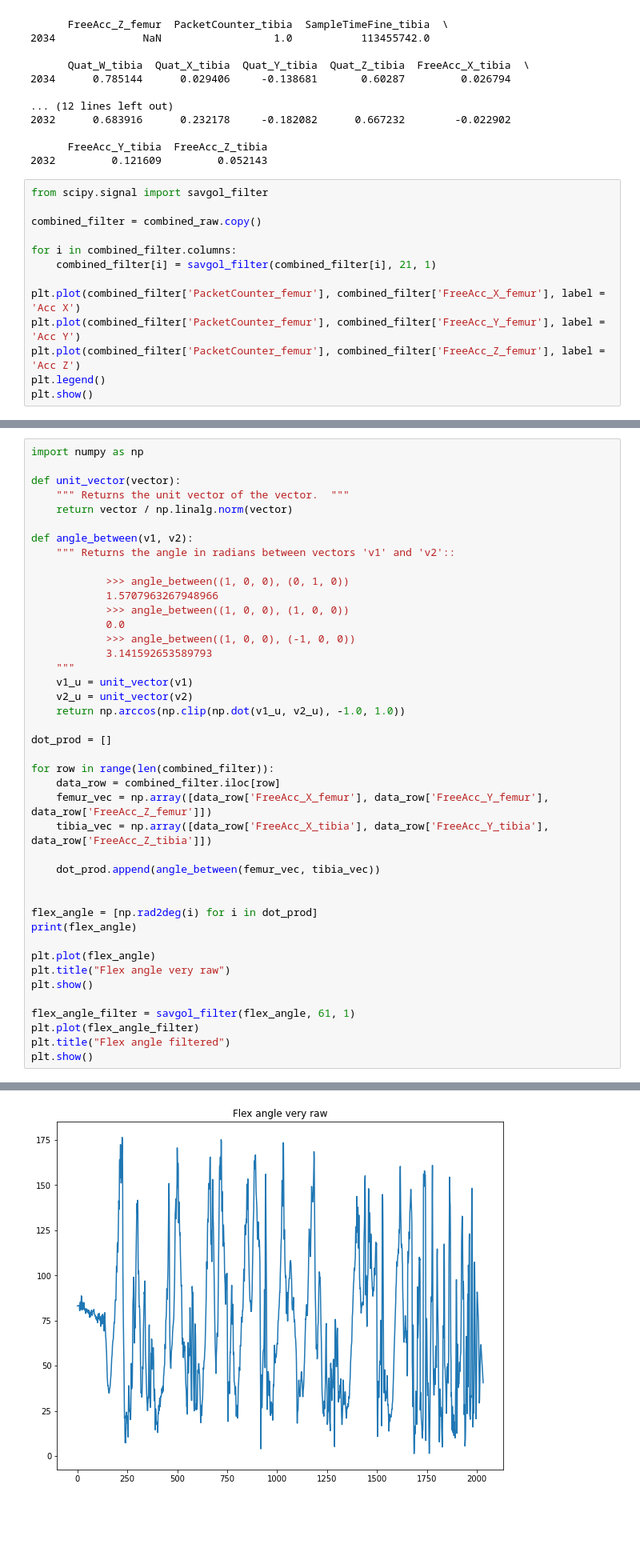
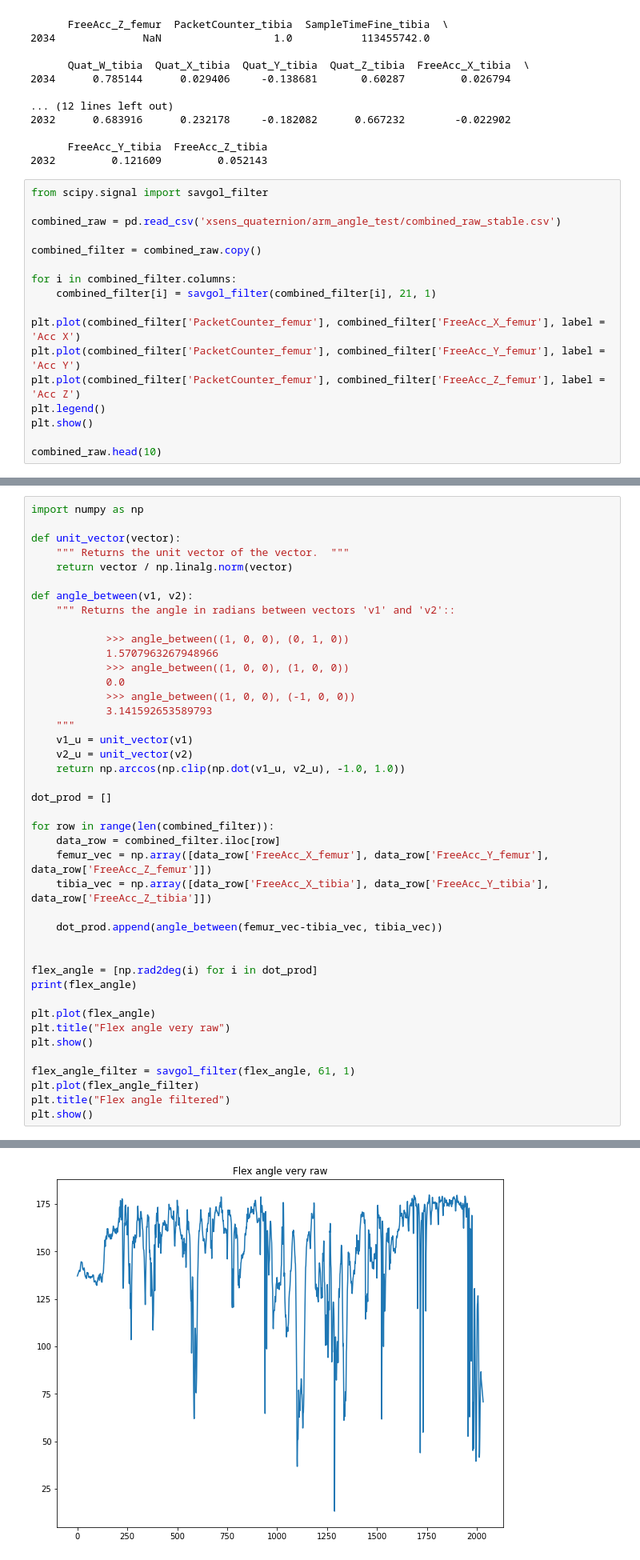
Before and after one commit to dangn511/xsens_test_data, a Jupyter notebook: angle_calc.ipynb, the cells around one changed output, grey strips where cells are left out. Shown at 80% size. Cells and saved outputs as stored; diff of their text form; blank space fills up the shorter version.

Commit message:
arm angle test

```diff
--- a/angle_calc.ipynb
+++ b/angle_calc.ipynb
@@ -57,6 +61,8 @@ combined_raw.to_csv('./xsens_quaternion/arm_angle_test/combined_raw_stable.csv',
 2032         0.121609         0.052143
 # %%
 from scipy.signal import savgol_filter
+
+combined_raw = pd.read_csv('xsens_quaternion/arm_angle_test/combined_raw_stable.csv')
 
 combined_filter = combined_raw.copy()
 
@@ -68,5 +74,7 @@ plt.plot(combined_filter['PacketCounter_femur'], combined_filter['FreeAcc_Y_femu
 plt.plot(combined_filter['PacketCounter_femur'], combined_filter['FreeAcc_Z_femur'], label = 'Acc Z')
 plt.legend()
 plt.show()
+
+combined_raw.head(10)
 # %% [output]
 [figure]
@@ -98,7 +117,7 @@ for row in range(len(combined_filter)):
     femur_vec = np.array([data_row['FreeAcc_X_femur'], data_row['FreeAcc_Y_femur'], data_row['FreeAcc_Z_femur']])
     tibia_vec = np.array([data_row['FreeAcc_X_tibia'], data_row['FreeAcc_Y_tibia'], data_row['FreeAcc_Z_tibia']])
 
-    dot_prod.append(angle_between(femur_vec, tibia_vec))
+    dot_prod.append(angle_between(femur_vec-tibia_vec, tibia_vec))
 
 
 flex_angle = [np.rad2deg(i) for i in dot_prod]
@@ -117 +136 @@ plt.show()
-[figure, old version]
+[figure, new version]
```
Also changed, not shown: parts of 4 cells of this notebook, 5 other files.
